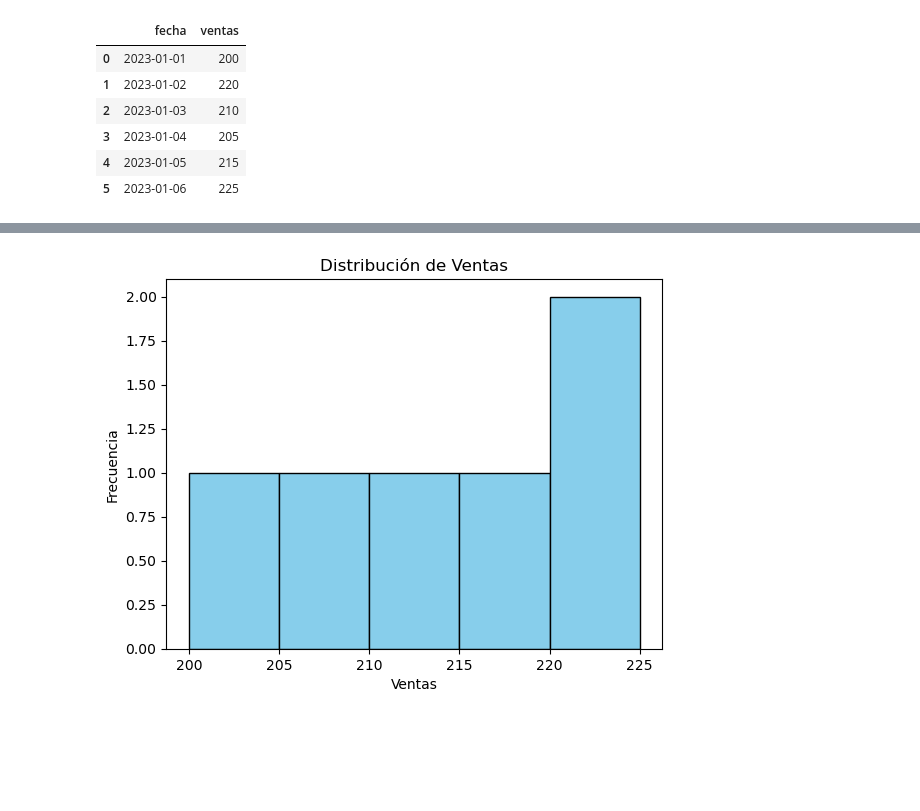
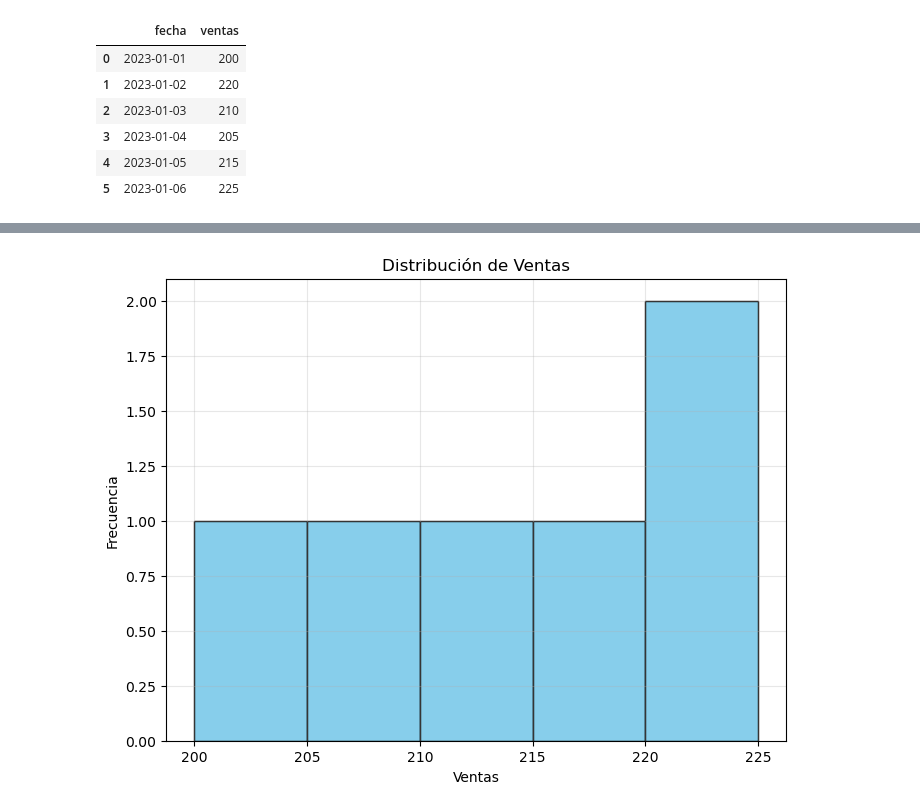
Before and after one commit to SettaSohgiro/skillnest, a Jupyter notebook: Visualización para ciencia de datos/Arreglar el gráfico (Core)/Arreglar el gráfico.ipynb, the cells around one changed output, grey strips where cells are left out. Saved outputs shown, nothing was run; the diff lists cells and outputs as text; code cells hidden in the pictures; blank space fills up the shorter version.

```diff
--- a/Visualización para ciencia de datos/Arreglar el gráfico (Core)/Arreglar el gráfico.ipynb
+++ b/Visualización para ciencia de datos/Arreglar el gráfico (Core)/Arreglar el gráfico.ipynb
@@ -75,10 +75,18 @@ plt.show()
 # %%
 
-# Crear un histograma de las ventas
+# # Crear un histograma de las ventas
+# plt.hist(df['ventas'], bins=5, color='skyblue', edgecolor='black')
+# plt.title("Distribución de Ventas")
+# plt.xlabel("Ventas")
+# plt.ylabel("Frecuencia")
+# plt.show()
+
+# Histograma Mejorado
+plt.figure(figsize=(8, 6))
 plt.hist(df['ventas'], bins=5, color='skyblue', edgecolor='black')
 plt.title("Distribución de Ventas")
 plt.xlabel("Ventas")
 plt.ylabel("Frecuencia")
-plt.show()
+plt.grid(True, alpha=0.3)
 # %% [output]
-[figure, old version]
+[figure, new version]
```
Also changed, not shown: parts of 2 cells of this notebook, 2 other files.
